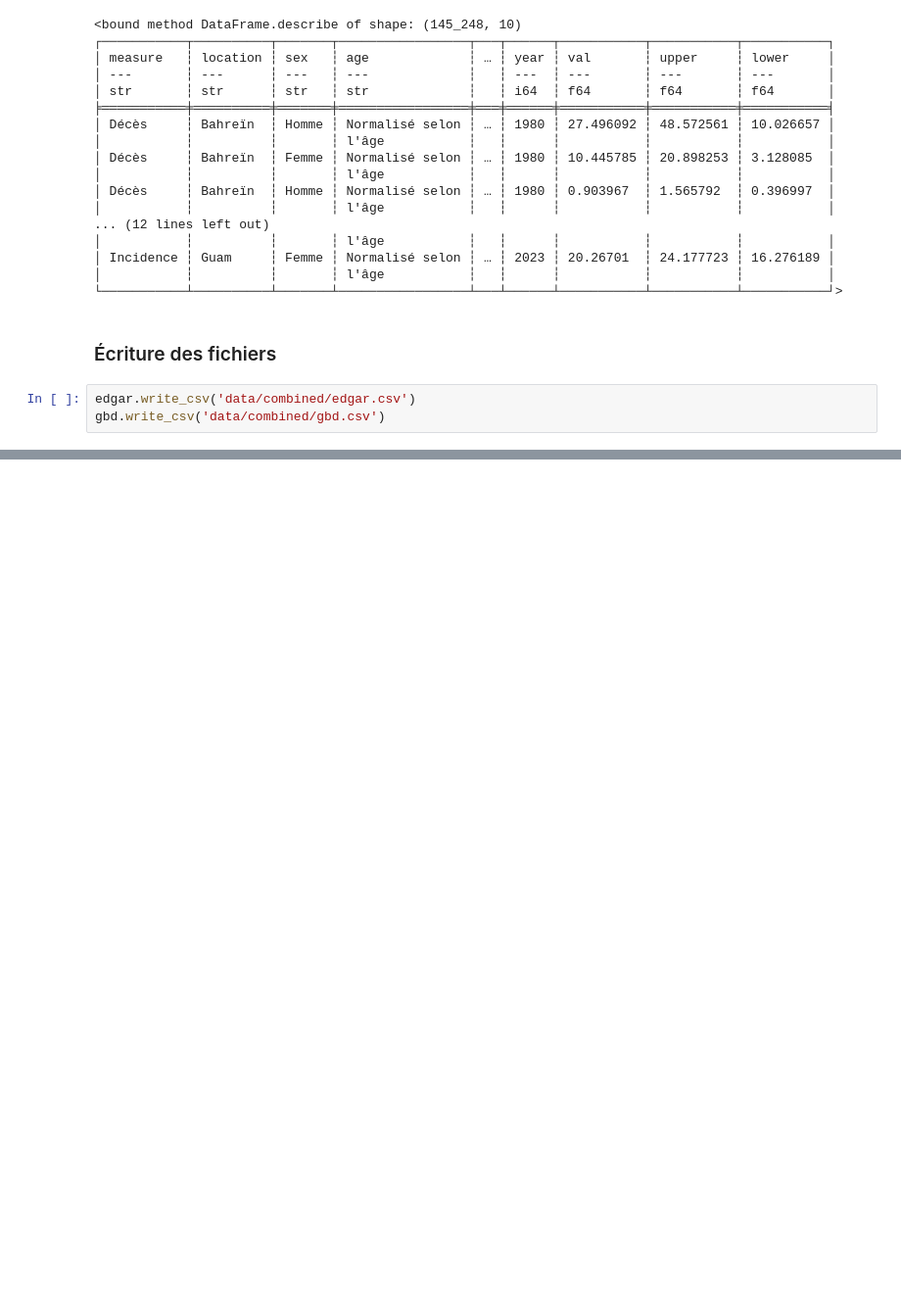
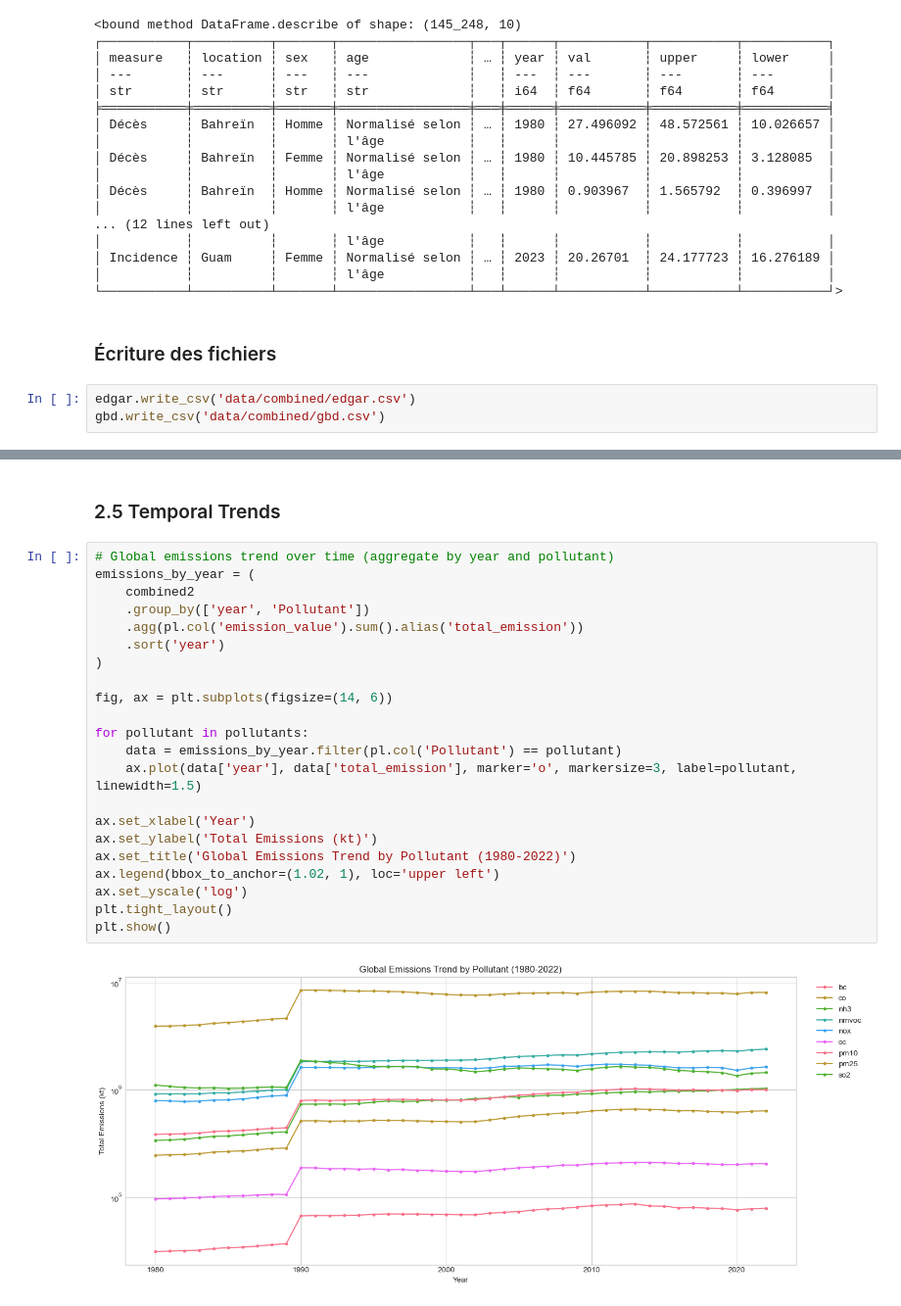
Before and after one commit to malcolm-a/nf21_respiratory_diseases, a Jupyter notebook: data_understanding.ipynb, the cells around one changed output, grey strips where cells are left out. Shown at 98% size. Drawn from its saved outputs; the diff is of its cells as text; blank space fills up the shorter version.

```diff
--- a/data_understanding.ipynb
+++ b/data_understanding.ipynb
@@ -142,0 +856,26 @@ gbd.write_csv('data/combined/gbd.csv')
+# %% [markdown]
+### 2.5 Temporal Trends
+# %%
+# Global emissions trend over time (aggregate by year and pollutant)
+emissions_by_year = (
+    combined2
+    .group_by(['year', 'Pollutant'])
+    .agg(pl.col('emission_value').sum().alias('total_emission'))
+    .sort('year')
+)
+
+fig, ax = plt.subplots(figsize=(14, 6))
+
+for pollutant in pollutants:
+    data = emissions_by_year.filter(pl.col('Pollutant') == pollutant)
+    ax.plot(data['year'], data['total_emission'], marker='o', markersize=3, label=pollutant, linewidth=1.5)
+
+ax.set_xlabel('Year')
+ax.set_ylabel('Total Emissions (kt)')
+ax.set_title('Global Emissions Trend by Pollutant (1980-2022)')
+ax.legend(bbox_to_anchor=(1.02, 1), loc='upper left')
+ax.set_yscale('log')
+plt.tight_layout()
+plt.show()
+# %% [output]
+[figure, added]
```
Also changed, not shown: parts of 54 cells of this notebook.
